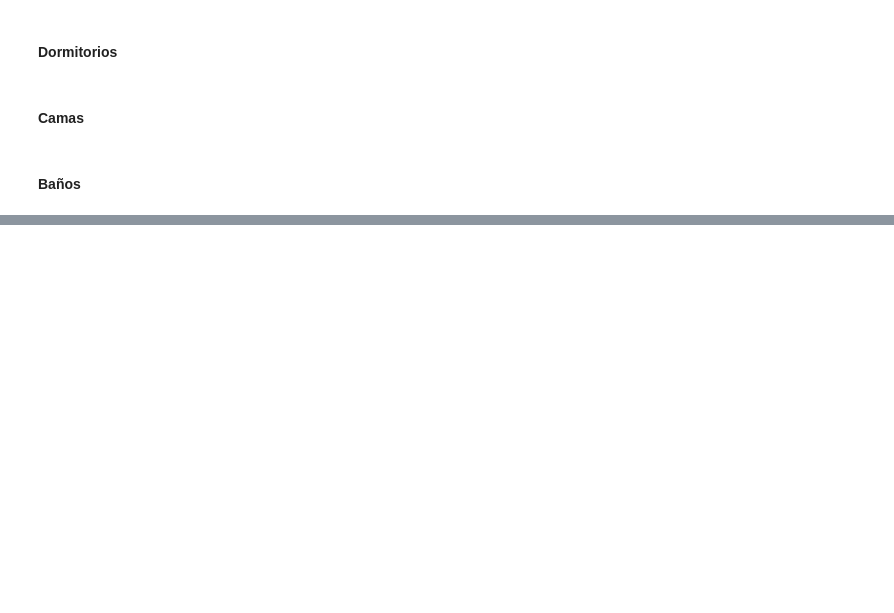
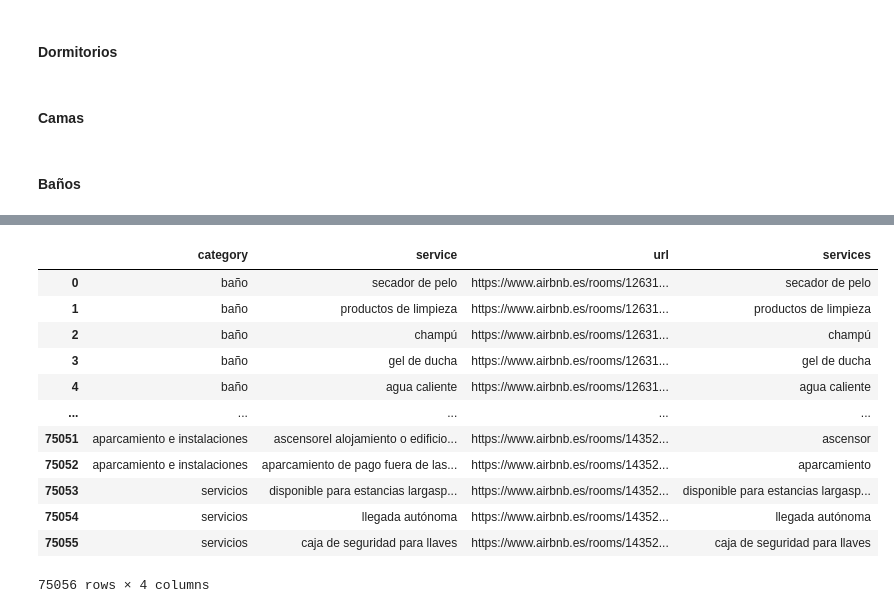
Before and after one commit to DiogoBernardoPT/Proyecto-Final-Bootcamp---Dream-Team, a Jupyter notebook: ETL - Fase 2 - Limpieza.ipynb, the cells around one changed output, grey strips where cells are left out. Cells and saved outputs as stored; diff of their text form; code cells hidden in the pictures; blank space fills up the shorter version.

```diff
--- a/ETL - Fase 2 - Limpieza.ipynb
+++ b/ETL - Fase 2 - Limpieza.ipynb
@@ -220,0 +656,19 @@ df.to_csv('df_final_cleaned.csv', index=False)
+# %%
+df_servicios_cleaned = df_servicios_cleaned[df_servicios_cleaned['category'] != 'vistas panorámicas']
+# %%
+df_servicios_cleaned = df_servicios_cleaned.reset_index(drop = True)
+df_servicios_cleaned
+# %% [output]
+|  | category | service | url | services |
+| 0 | baño | secador de pelo | https://www.airbnb.es/rooms/12631... | secador de pelo |
+| 1 | baño | productos de limpieza | https://www.airbnb.es/rooms/12631... | productos de limpieza |
+| 2 | baño | champú | https://www.airbnb.es/rooms/12631... | champú |
+| 3 | baño | gel de ducha | https://www.airbnb.es/rooms/12631... | gel de ducha |
+| 4 | baño | agua caliente | https://www.airbnb.es/rooms/12631... | agua caliente |
+| ... | ... | ... | ... | ... |
+| 75051 | aparcamiento e instalaciones | ascensorel alojamiento o edificio... | https://www.airbnb.es/rooms/14352... | ascensor |
+| 75052 | aparcamiento e instalaciones | aparcamiento de pago fuera de las... | https://www.airbnb.es/rooms/14352... | aparcamiento |
+| 75053 | servicios | disponible para estancias largasp... | https://www.airbnb.es/rooms/14352... | disponible para estancias largasp... |
+| 75054 | servicios | llegada autónoma | https://www.airbnb.es/rooms/14352... | llegada autónoma |
+| 75055 | servicios | caja de seguridad para llaves | https://www.airbnb.es/rooms/14352... | caja de seguridad para llaves |
+75056 rows × 4 columns
```
Also changed, not shown: parts of 47 cells of this notebook, 3 other files.
